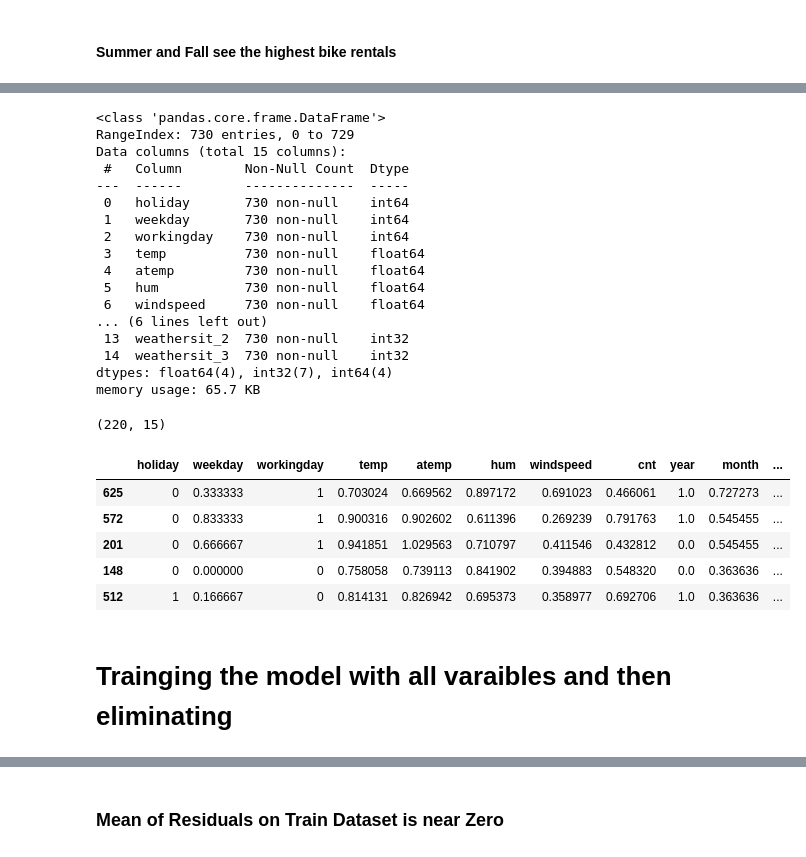
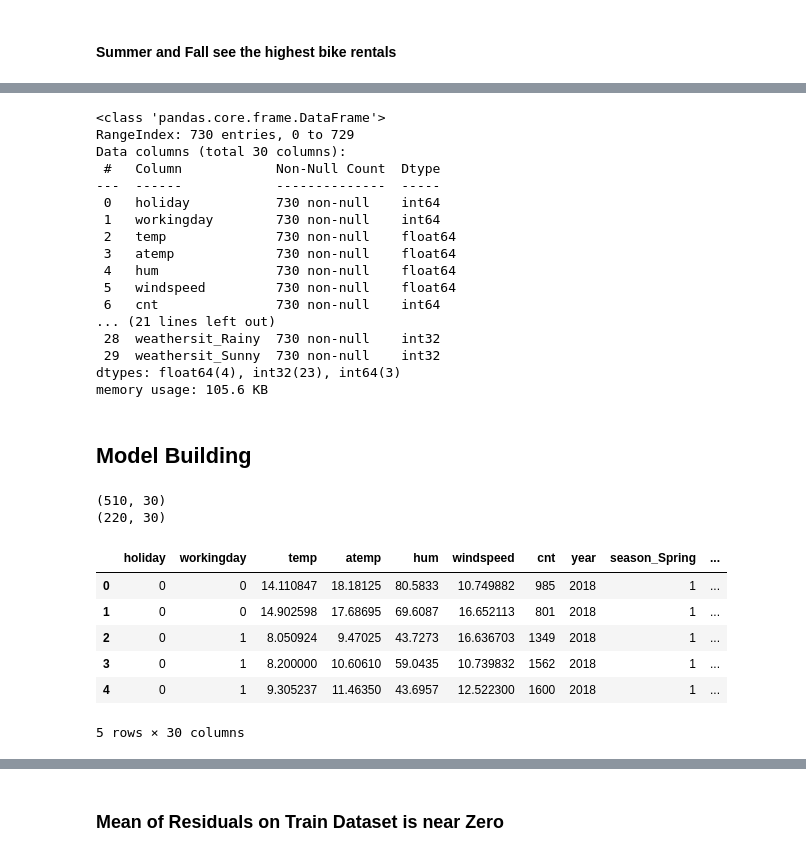
Before and after one commit to Mathur79/BikeSharing, a Jupyter notebook: BikeSharing.ipynb, the cells around one changed output, grey strips where cells are left out. Drawn from its saved outputs; the diff is of its cells as text; code cells hidden in the pictures.

```diff
--- a/BikeSharing.ipynb
+++ b/BikeSharing.ipynb
@@ -244,0 +261,3 @@ sns.heatmap(df.corr(),annot=True)
+# %%
+df['season'] = df['season'].replace({ 1: 'Spring', 2: 'Summer', 3: 'Fall', 4: 'Winter' })
+df['weathersit']  = df['weathersit'].replace({ 1: 'Sunny', 2: 'Cloudy', 3: 'Rainy', 4: 'Stormy' })
@@ -307,5 +391,5 @@ df.head(5)
 # %%
 season = pd.get_dummies(df['season'],dtype=int,drop_first=True,prefix='season')
-#mnth = pd.get_dummies(df['month'],dtype=int,drop_first=True,prefix='month')
-#weekday = pd.get_dummies(df['weekday'],dtype=int,drop_first=True,prefix='weekday')
+mnth = pd.get_dummies(df['month'],dtype=int,drop_first=True,prefix='month')
+weekday = pd.get_dummies(df['weekday'],dtype=int,drop_first=True,prefix='weekday')
 weathersit = pd.get_dummies(df['weathersit'],dtype=int,drop_first=True,prefix='weathersit')
@@ -320,6 +396,3 @@ Name: count, dtype: int64
 # %%
-#df = pd.concat([df,season,mnth,weekday,weathersit],axis=1)
-#df=df.drop(['season','month','weekday','weathersit'],axis=1)
-
-df = pd.concat([df,season,weathersit],axis=1)
-df=df.drop(['season','weathersit'],axis=1)
+df = pd.concat([df,season,mnth,weekday,weathersit],axis=1)
+df=df.drop(['season','month','weekday','weathersit'],axis=1)
@@ -328,25 +407,30 @@ df.info()
 # %% [output]
 <class 'pandas.core.frame.DataFrame'>
 RangeIndex: 730 entries, 0 to 729
-Data columns (total 15 columns):
- #   Column        Non-Null Count  Dtype
----  ------        --------------  -----
- 0   holiday       730 non-null    int64
- 1   weekday       730 non-null    int64
- 2   workingday    730 non-null    int64
- 3   temp          730 non-null    float64
- 4   atemp         730 non-null    float64
- 5   hum           730 non-null    float64
- 6   windspeed     730 non-null    float64
-... (6 lines left out)
- 13  weathersit_2  730 non-null    int32
- 14  weathersit_3  730 non-null    int32
-dtypes: float64(4), int32(7), int64(4)
-memory usage: 65.7 KB
+Data columns (total 30 columns):
+ #   Column            Non-Null Count  Dtype
+---  ------            --------------  -----
+ 0   holiday           730 non-null    int64
+ 1   workingday        730 non-null    int64
+ 2   temp              730 non-null    float64
+ 3   atemp             730 non-null    float64
+ 4   hum               730 non-null    float64
+ 5   windspeed         730 non-null    float64
+ 6   cnt               730 non-null    int64
+... (21 lines left out)
+ 28  weathersit_Rainy  730 non-null    int32
+ 29  weathersit_Sunny  730 non-null    int32
+dtypes: float64(4), int32(23), int64(3)
+memory usage: 105.6 KB
+# %% [markdown]
+# <a name="model-building"></a>
+## Model Building
 # %%
 df_train,df_test = train_test_split(df,train_size=0.7,random_state=70)
 # %%
-df_test.shape
+print(df_train.shape)
+print(df_test.shape)
 # %% [output]
-(220, 15)
+(510, 30)
+(220, 30)
 # %%
@@ -358,16 +441,15 @@ df_train[scaledvars] = scaler.fit_transform(df_train[scaledvars])
 
 df_test[scaledvars] = scaler.transform(df_test[scaledvars])
 # %%
-df_test.head(5)
+df.head()
 # %% [output]
-|  | holiday | weekday | workingday | temp | atemp | hum | windspeed | cnt | year | month | ... |
-| 625 | 0 | 0.333333 | 1 | 0.703024 | 0.669562 | 0.897172 | 0.691023 | 0.466061 | 1.0 | 0.727273 | ... |
-| 572 | 0 | 0.833333 | 1 | 0.900316 | 0.902602 | 0.611396 | 0.269239 | 0.791763 | 1.0 | 0.545455 | ... |
-| 201 | 0 | 0.666667 | 1 | 0.941851 | 1.029563 | 0.710797 | 0.411546 | 0.432812 | 0.0 | 0.545455 | ... |
-| 148 | 0 | 0.000000 | 0 | 0.758058 | 0.739113 | 0.841902 | 0.394883 | 0.548320 | 0.0 | 0.363636 | ... |
-| 512 | 1 | 0.166667 | 0 | 0.814131 | 0.826942 | 0.695373 | 0.358977 | 0.692706 | 1.0 | 0.363636 | ... |
+|  | holiday | workingday | temp | atemp | hum | windspeed | cnt | year | season_Spring | ... |
+| 0 | 0 | 0 | 14.110847 | 18.18125 | 80.5833 | 10.749882 | 985 | 2018 | 1 | ... |
+| 1 | 0 | 0 | 14.902598 | 17.68695 | 69.6087 | 16.652113 | 801 | 2018 | 1 | ... |
+| 2 | 0 | 1 | 8.050924 | 9.47025 | 43.7273 | 16.636703 | 1349 | 2018 | 1 | ... |
+| 3 | 0 | 1 | 8.200000 | 10.60610 | 59.0435 | 10.739832 | 1562 | 2018 | 1 | ... |
+| 4 | 0 | 1 | 9.305237 | 11.46350 | 43.6957 | 12.522300 | 1600 | 2018 | 1 | ... |
+5 rows × 30 columns
 # %%
 X_train = df_train.drop('cnt',axis=1)
 y_train= df_train['cnt']
-# %% [markdown]
- # Trainging the model with all varaibles and then eliminating
```
Also changed, not shown: parts of 73 cells of this notebook.
